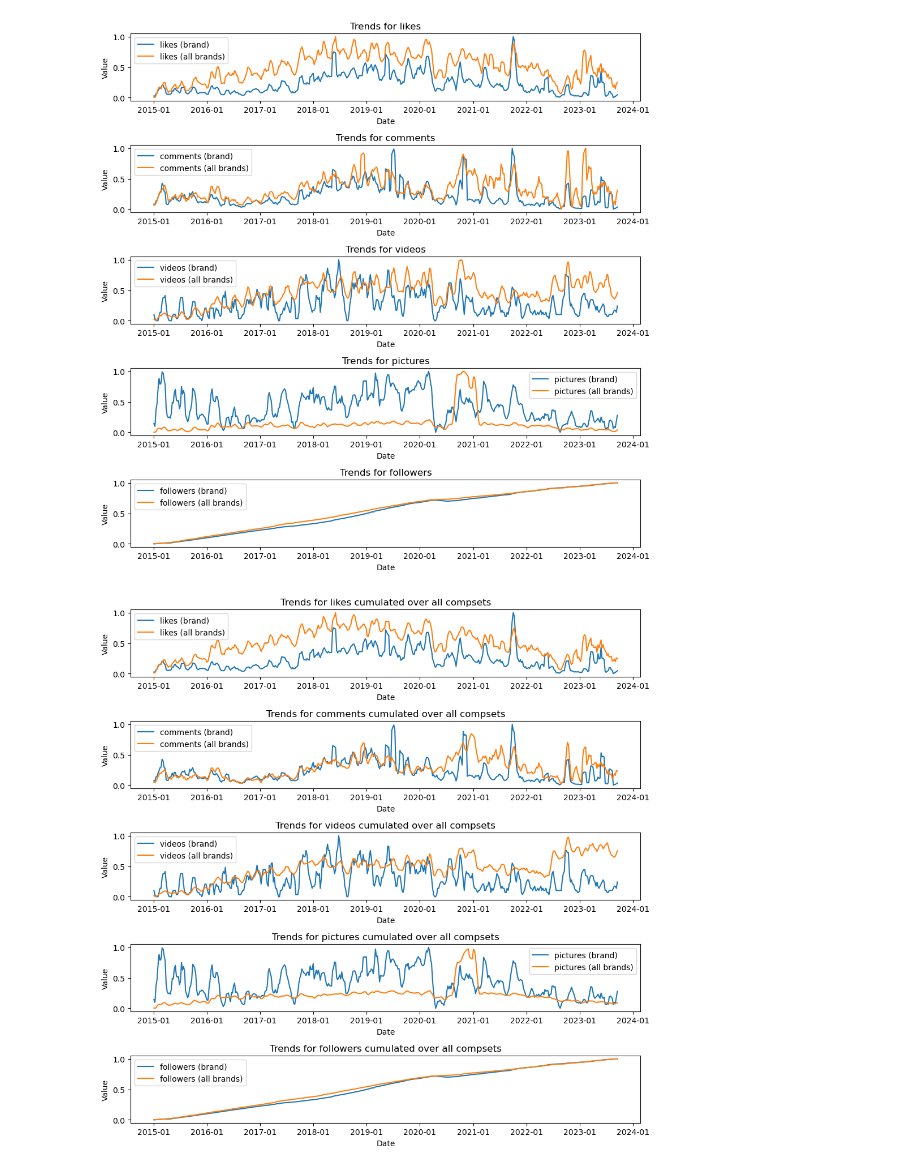
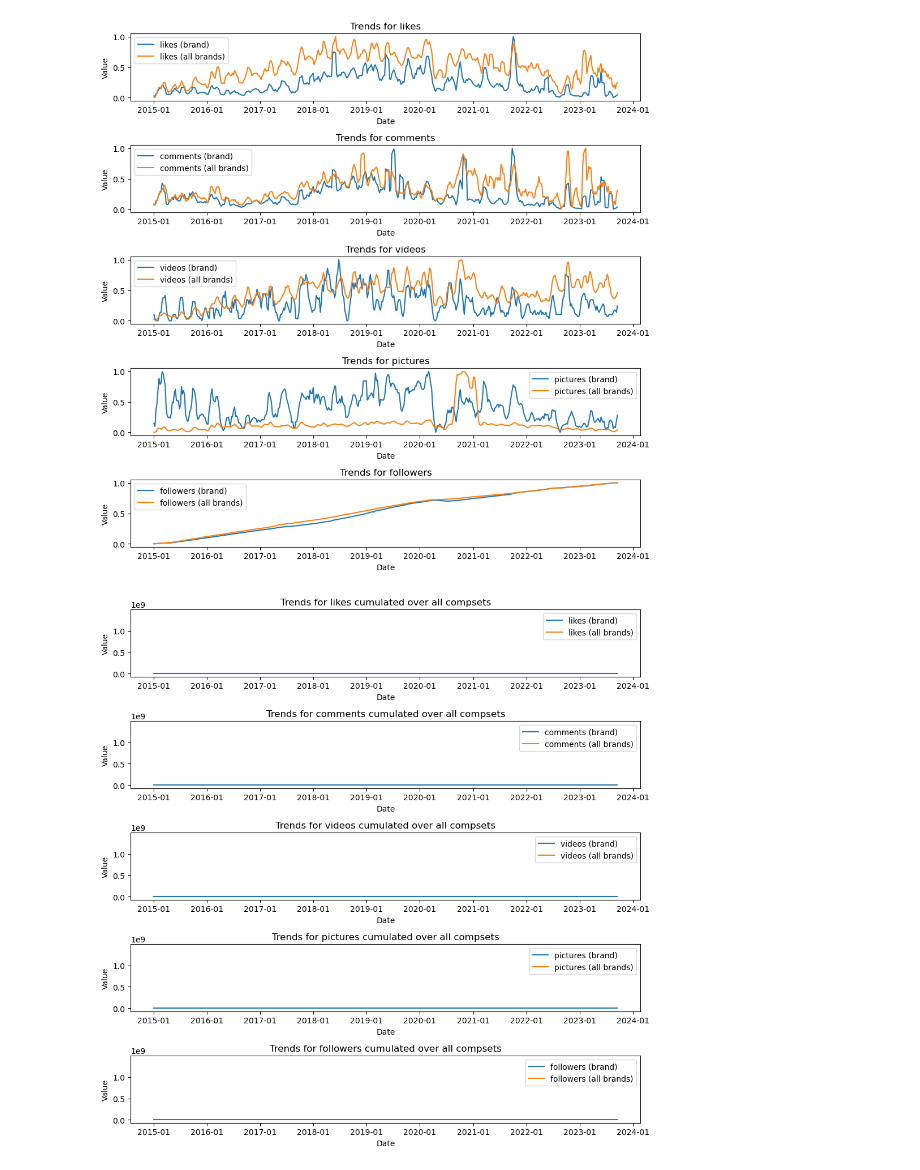
Before and after one commit to tanios13/UBS-ZebraByte, a Jupyter notebook: trend_visuals.ipynb, the cells around one changed output. Drawn from its saved outputs; the diff is of its cells as text; code cells hidden in the pictures.

Commit message:
Update function trends

```diff
--- a/trend_visuals.ipynb
+++ b/trend_visuals.ipynb
@@ -7,4 +7,4 @@ import trend_visuals
 # %%
 data = pd.read_csv('/Users/cyrusachtari/Desktop/UBS-ZebraByte/data/skylab_instagram_datathon_dataset.csv', delimiter=';')
 # %%
-trends_brand, trends_all = trend_visuals.brand_level_trends(data, 'Versace')
+trends_brand, trends_all, trends_all_cumulative = trend_visuals.brand_level_trends(data, 'Versace')
@@ -13,6 +15,6 @@ trend_visuals.plot_metrics_individual(trends_brand, trends_all)
 # %% [output]
 [figure]
 # %%
-trend_visuals.plot_metrics_total(trends_brand, trends_all)
+trend_visuals.plot_metrics_total_brand(trends_brand, trends_all_cumulative)
 # %% [output]
-[figure, old version]
+[figure, new version]
```
Also changed, not shown: parts of 2 cells of this notebook, 1 other file.
